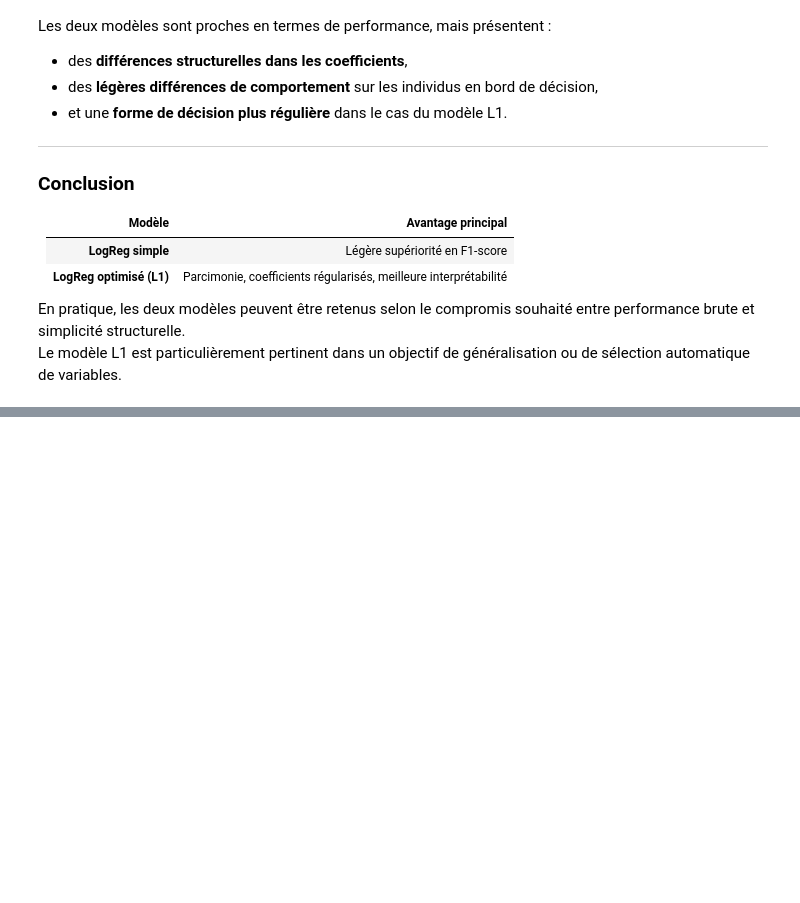
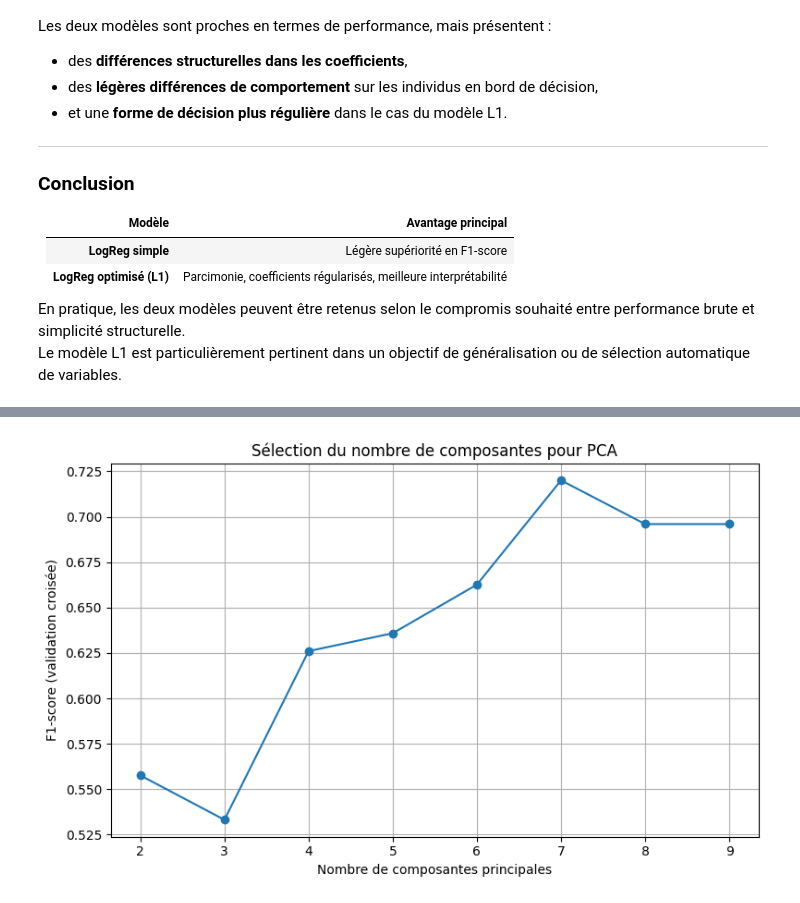
Before and after one commit to ErwanR123/breast-cancer-detection, a Jupyter notebook: logistic_regression.ipynb, the cells around one changed output, grey strips where cells are left out. Saved outputs shown, nothing was run; the diff lists cells and outputs as text; code cells hidden in the pictures; blank space fills up the shorter version.

```diff
--- a/logistic_regression.ipynb
+++ b/logistic_regression.ipynb
@@ -992,0 +995,82 @@ Le modèle L1 est particulièrement pertinent dans un objectif de généralisati
+# %%
+from sklearn.decomposition import PCA
+
+
+# Étape 1 — Sélection du meilleur nombre de composantes via validation croisée
+scores = []
+components_range = range(2, X_train_scaled.shape[1] + 1)
+
+for n in components_range:
+    pca = PCA(n_components=n, svd_solver='full', random_state=42)
+    X_train_pca = pca.fit_transform(X_train_scaled)
+    model = LogisticRegression(random_state=42, max_iter=1000)
+    score = cross_val_score(model, X_train_pca, y_train, cv=10, scoring='f1').mean()
+    scores.append(score)
+
+# Tracé des performances
+plt.figure(figsize=(8, 5))
+plt.plot(components_range, scores, marker='o')
+plt.title("Sélection du nombre de composantes pour PCA")
+plt.xlabel("Nombre de composantes principales")
+plt.ylabel("F1-score (validation croisée)")
+plt.grid(True)
+plt.tight_layout()
+plt.show()
+
+# Étape 2 — Application du PCA avec le meilleur n
+n_best = components_range[np.argmax(scores)]
+pca_final = PCA(n_components=n_best, svd_solver='full', random_state=42)
+X_train_pca = pca_final.fit_transform(X_train_scaled)
+X_test_pca = pca_final.transform(X_test_scaled)
+
+# Étape 3 — Optimisation du modèle via GridSearchCV
+param_grid = {
+    'penalty': ['l1', 'l2'],
+    'C': np.logspace(-2, 3, 10),
+    'solver': ['liblinear']  # nécessaire pour l1
+}
+logreg = LogisticRegression(random_state=42, max_iter=1000)
+grid_search = GridSearchCV(logreg, param_grid, cv=10, scoring='f1')
+grid_search.fit(X_train_pca, y_train)
+
+best_model = grid_search.best_estimator_
+print("Meilleurs hyperparamètres :", grid_search.best_params_)
+print("F1-score moyen (validation croisée) :", round(grid_search.best_score_, 3))
+
+# Étape 4 — Évaluation finale sur le jeu de test
+y_pred_pca = best_model.predict(X_test_pca)
+y_proba_pca = best_model.predict_proba(X_test_pca)[:, 1]
+
+print("\n Évaluation sur le jeu de test :")
+print("Accuracy :", round(accuracy_score(y_test, y_pred_pca), 3))
+print("F1-score :", round(f1_score(y_test, y_pred_pca), 3))
+print("AUC :", round(roc_auc_score(y_test, y_proba_pca), 3))
+print("\nClassification Report :\n", classification_report(y_test, y_pred_pca))
+
+# Matrice de confusion
+cm = confusion_matrix(y_test, y_pred_pca)
+plt.figure(figsize=(6, 5))
+sns.heatmap(cm, annot=True, fmt='d', cmap='Blues', cbar=False,
+            xticklabels=['Sain', 'Malade'], yticklabels=['Sain', 'Malade'])
+plt.xlabel("Prédictions")
+plt.ylabel("Réel")
+plt.title("Matrice de confusion (PCA)")
+plt.tight_layout()
+plt.show()
+
+# Courbe ROC
+fpr, tpr, _ = roc_curve(y_test, y_proba_pca)
+auc_value = roc_auc_score(y_test, y_proba_pca)
+
+plt.figure(figsize=(8, 6))
+plt.plot(fpr, tpr, label=f"AUC = {auc_value:.2f}", color='blue')
+plt.plot([0, 1], [0, 1], linestyle='--', color='red')
+plt.xlabel("Taux de faux positifs (FPR)")
+plt.ylabel("Taux de vrais positifs (TPR)")
+plt.title("Courbe ROC — Modèle après PCA")
+plt.grid(True)
+plt.legend()
+plt.tight_layout()
+plt.show()
+# %% [output]
+[figure, added]
```
Also changed, not shown: parts of 3 cells of this notebook.
